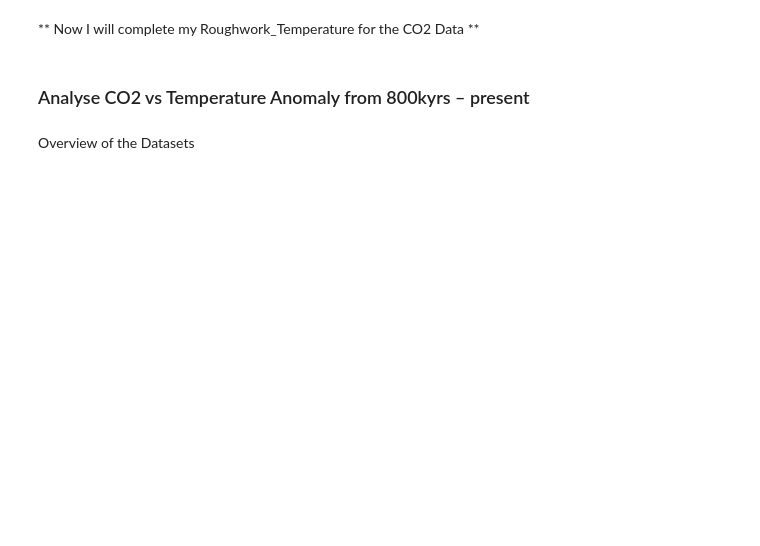
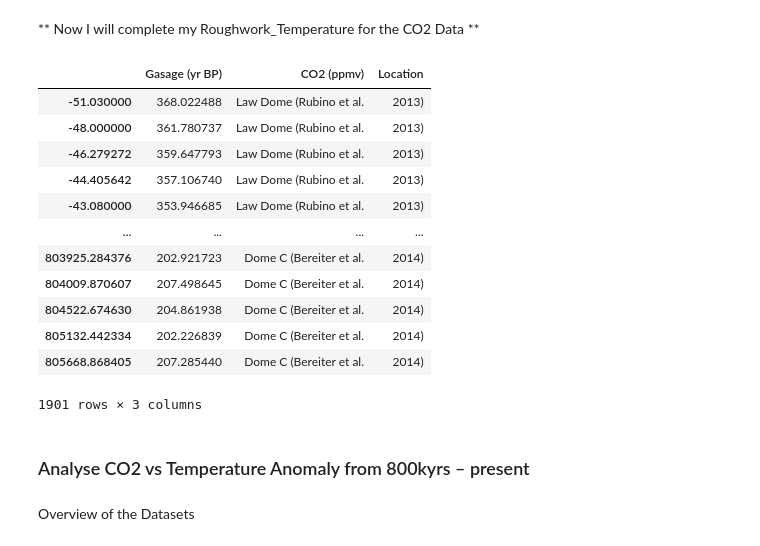
Before and after one commit to AudeAllen/PDA_Project2, a Jupyter notebook: PDA_Project2.ipynb, the cells around one changed output. Cells and saved outputs as stored; diff of their text form; code cells hidden in the pictures; blank space fills up the shorter version.

Commit message:
Convert CO2 excel file to csv Readmd modified

```diff
--- a/PDA_Project2.ipynb
+++ b/PDA_Project2.ipynb
@@ -180,3 +236,56 @@ display(df)
+# %%
+# Read in Excel File and convert to csv- CO2 Data
+
+import pandas as pd
+import csv
+
+# The data in this excel file is a review of an earlier file to correct an error that was made
+
+# The data includes data from 800K years ago to 2001. I have sourced data from Mauna Loa which will cover the period from 2001
+# to 2022
+
+# I want to convert the excel file to csv format as it will be the same as the other files in the project and it is easier to view
+# and use
+
+
+# Read and store content
+# of an excel file
+read_file = pd.read_excel ('Roughwork_CO2/CO2 Data IPCC Report.xls', sheet_name='CO2 Composite', skiprows=range(14))
+
+read_file.drop('sigma mean CO2 (ppmv)', inplace=True, axis=1)
+
+# Write the dataframe object
+# into csv file
+read_file.to_csv ("Roughwork_CO2/CO2 Data IPCC Report.csv",
+                  index = None,
+                  header=True,
+                  quoting = csv.QUOTE_ALL,
+                  quotechar=' '
+                  )
+
+# read csv file and convert
+# into a dataframe object
+df = pd.DataFrame(pd.read_csv("Roughwork_CO2/CO2 Data IPCC Report.csv"))
+
+# show the dataframe
+df
+
+
+# Reference: https://www.geeksforgeeks.org/convert-excel-to-csv-in-python/
+# %% [output]
+|  | Gasage (yr BP) | CO2 (ppmv) | Location |
+| -51.030000 | 368.022488 | Law Dome (Rubino et al. | 2013) |
+| -48.000000 | 361.780737 | Law Dome (Rubino et al. | 2013) |
+| -46.279272 | 359.647793 | Law Dome (Rubino et al. | 2013) |
+| -44.405642 | 357.106740 | Law Dome (Rubino et al. | 2013) |
+| -43.080000 | 353.946685 | Law Dome (Rubino et al. | 2013) |
+| ... | ... | ... | ... |
+| 803925.284376 | 202.921723 | Dome C (Bereiter et al. | 2014) |
+| 804009.870607 | 207.498645 | Dome C (Bereiter et al. | 2014) |
+| 804522.674630 | 204.861938 | Dome C (Bereiter et al. | 2014) |
+| 805132.442334 | 202.226839 | Dome C (Bereiter et al. | 2014) |
+| 805668.868405 | 207.285440 | Dome C (Bereiter et al. | 2014) |
+1901 rows × 3 columns
 # %% [markdown]
 ### Analyse CO2 vs Temperature Anomaly from 800kyrs – present
 # %% [markdown]
```
Also changed, not shown: parts of 9 cells of this notebook, 2 other files.
